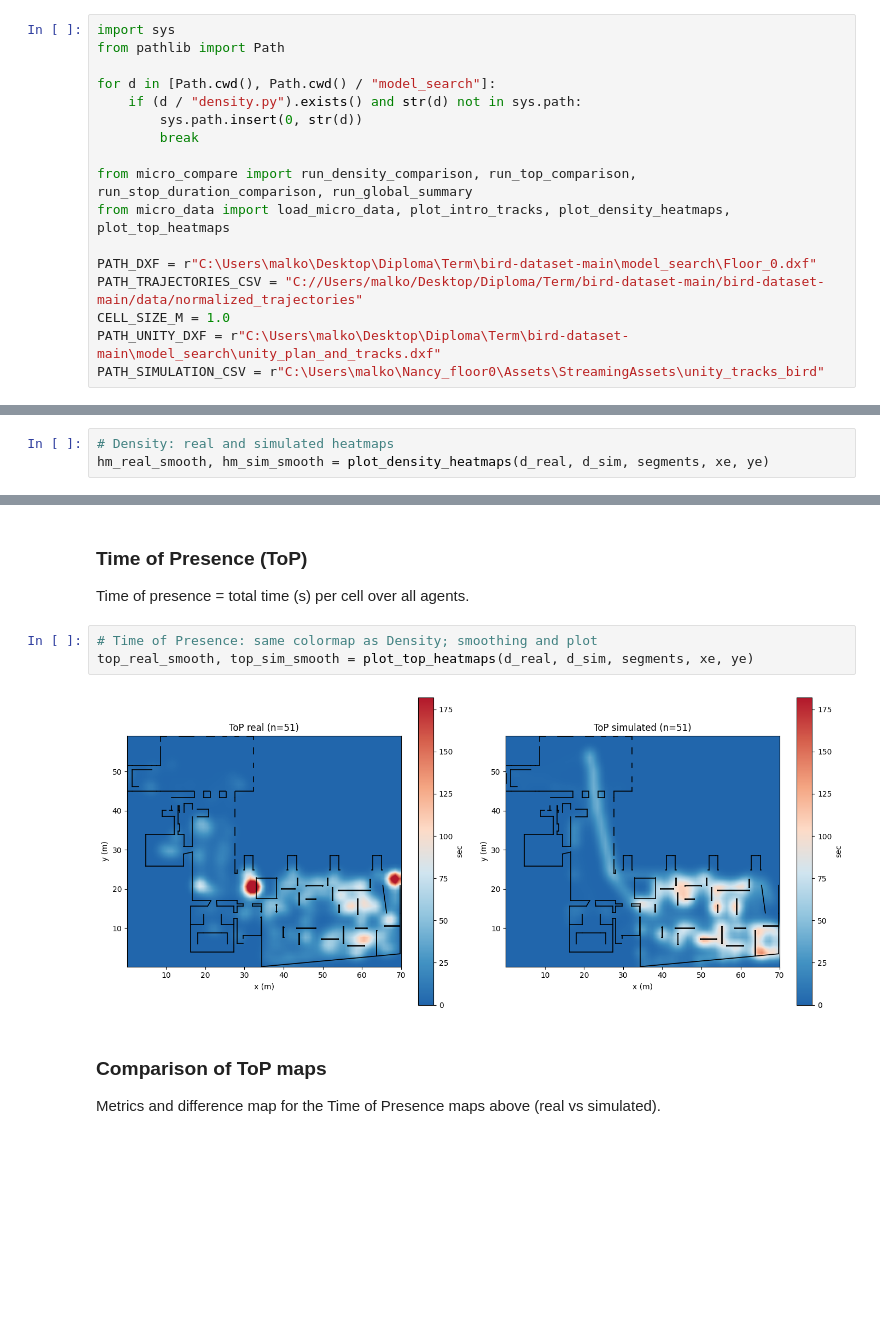
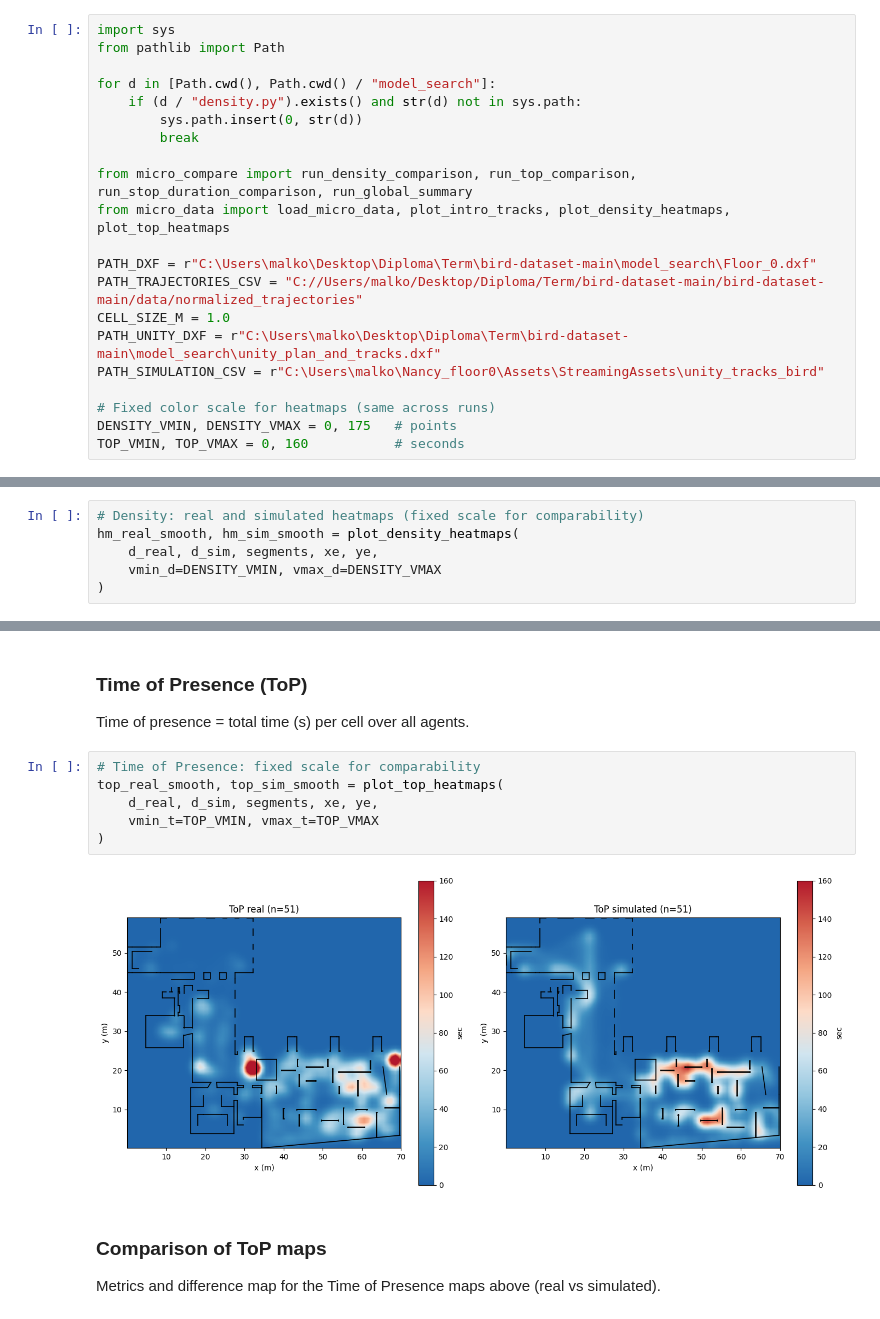
Before and after one commit to malkovajuly97-source/museum-flow-prediction, a Jupyter notebook: model_search/model_search_micro.ipynb, the cells around one changed output, grey strips where cells are left out. Drawn from its saved outputs; the diff is of its cells as text; blank space fills up the shorter version.

```diff
--- a/model_search/model_search_micro.ipynb
+++ b/model_search/model_search_micro.ipynb
@@ -21,6 +21,10 @@ PATH_TRAJECTORIES_CSV = "C://Users/malko/Desktop/Diploma/Term/bird-dataset-main/
 CELL_SIZE_M = 1.0
 PATH_UNITY_DXF = r"C:\Users\malko\Desktop\Diploma\Term\bird-dataset-main\model_search\unity_plan_and_tracks.dxf"
 PATH_SIMULATION_CSV = r"C:\Users\malko\Nancy_floor0\Assets\StreamingAssets\unity_tracks_bird"
+
+# Fixed color scale for heatmaps (same across runs)
+DENSITY_VMIN, DENSITY_VMAX = 0, 175   # points
+TOP_VMIN, TOP_VMAX = 0, 160           # seconds
 # %%
 %pip install -q ezdxf pandas matplotlib numpy
 # %% [output]
@@ -48,4 +52,7 @@ plot_intro_tracks(segments, xe, ye, traj_real_m, traj_sim_m)
 # %%
-# Density: real and simulated heatmaps
-hm_real_smooth, hm_sim_smooth = plot_density_heatmaps(d_real, d_sim, segments, xe, ye)
+# Density: real and simulated heatmaps (fixed scale for comparability)
+hm_real_smooth, hm_sim_smooth = plot_density_heatmaps(
+    d_real, d_sim, segments, xe, ye,
+    vmin_d=DENSITY_VMIN, vmax_d=DENSITY_VMAX
+)
 # %% [output]
@@ -86,10 +93,13 @@ Ratio sim/real = 2.4795
 
 Time of presence = total time (s) per cell over all agents.
 # %%
-# Time of Presence: same colormap as Density; smoothing and plot
-top_real_smooth, top_sim_smooth = plot_top_heatmaps(d_real, d_sim, segments, xe, ye)
+# Time of Presence: fixed scale for comparability
+top_real_smooth, top_sim_smooth = plot_top_heatmaps(
+    d_real, d_sim, segments, xe, ye,
+    vmin_t=TOP_VMIN, vmax_t=TOP_VMAX
+)
 # %% [output]
-[figure, old version]
+[figure, new version]
 # %% [markdown]
 ### Comparison of ToP maps
 
```
Also changed, not shown: parts of 8 cells of this notebook, 21 other files.
